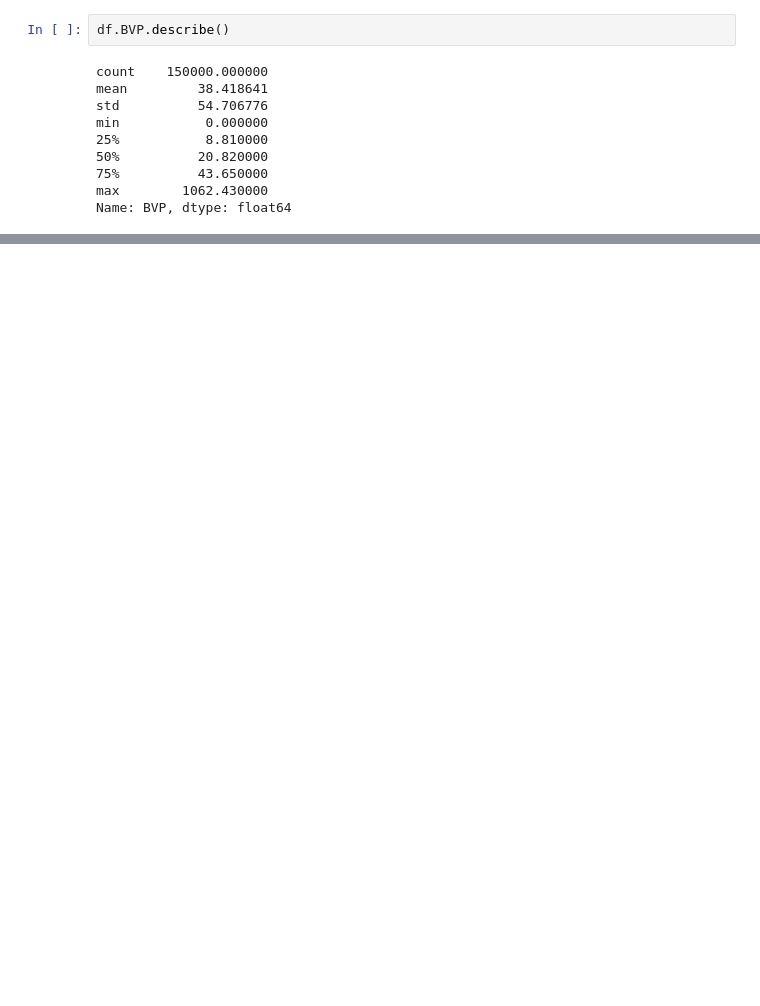
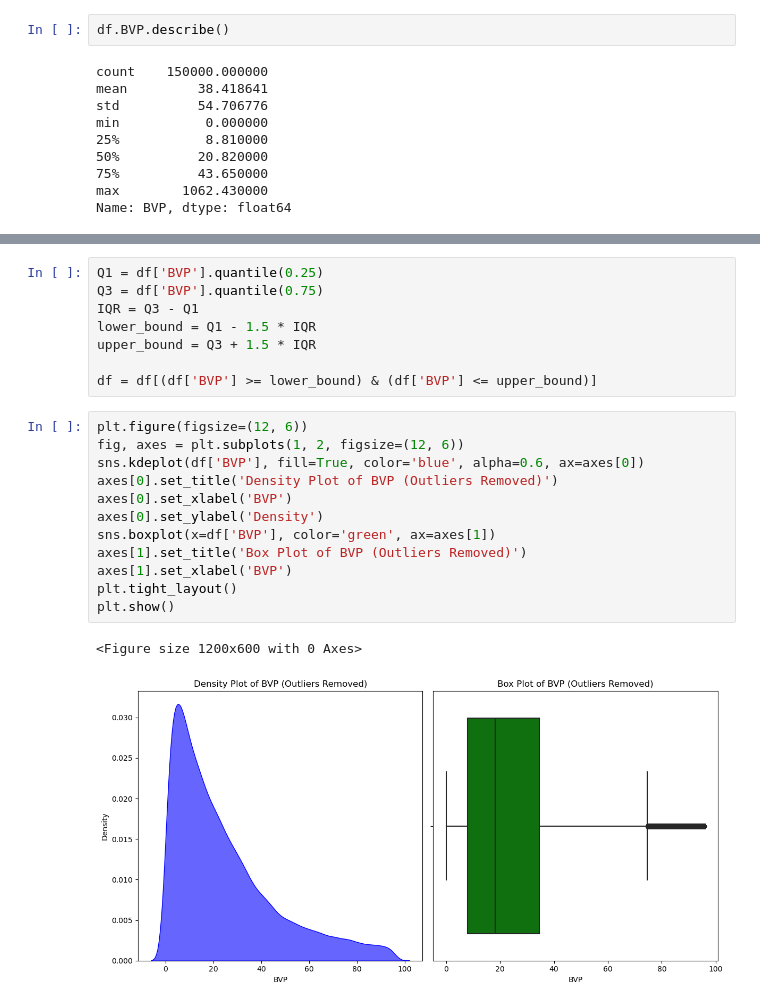
Before and after one commit to Tarun0114/stress-affect-regression, a Jupyter notebook: code.ipynb, the cells around one changed output, grey strips where cells are left out. Cells and saved outputs as stored; diff of their text form; blank space fills up the shorter version.

```diff
--- a/code.ipynb
+++ b/code.ipynb
@@ -125,0 +153,23 @@ Name: BVP, dtype: float64
+# %%
+Q1 = df['BVP'].quantile(0.25)
+Q3 = df['BVP'].quantile(0.75)
+IQR = Q3 - Q1
+lower_bound = Q1 - 1.5 * IQR
+upper_bound = Q3 + 1.5 * IQR
+
+df = df[(df['BVP'] >= lower_bound) & (df['BVP'] <= upper_bound)]
+# %%
+plt.figure(figsize=(12, 6))
+fig, axes = plt.subplots(1, 2, figsize=(12, 6))
+sns.kdeplot(df['BVP'], fill=True, color='blue', alpha=0.6, ax=axes[0])
+axes[0].set_title('Density Plot of BVP (Outliers Removed)')
+axes[0].set_xlabel('BVP')
+axes[0].set_ylabel('Density')
+sns.boxplot(x=df['BVP'], color='green', ax=axes[1])
+axes[1].set_title('Box Plot of BVP (Outliers Removed)')
+axes[1].set_xlabel('BVP')
+plt.tight_layout()
+plt.show()
+# %% [output]
+<Figure size 1200x600 with 0 Axes>
+[figure, added]
```
Also changed, not shown: parts of 8 cells of this notebook.
